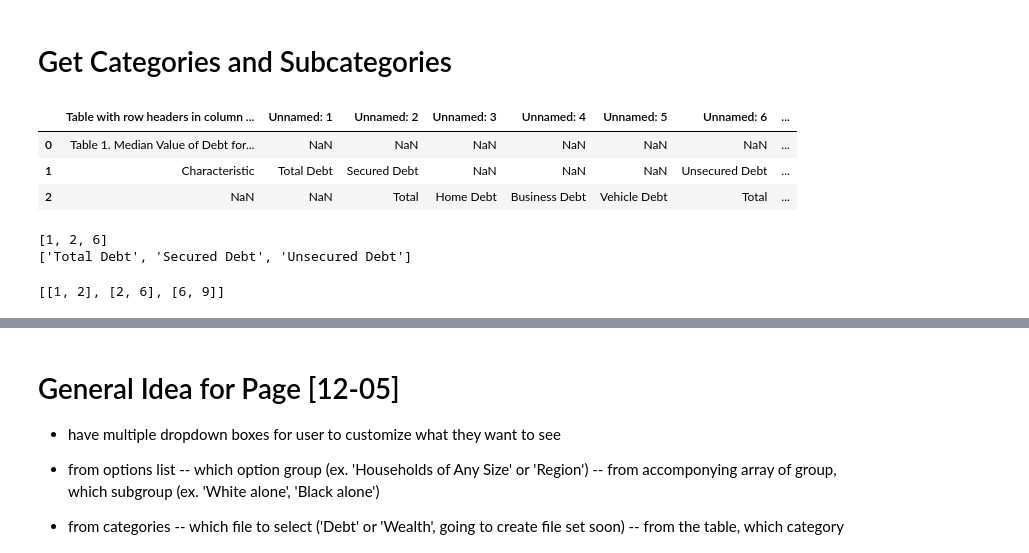
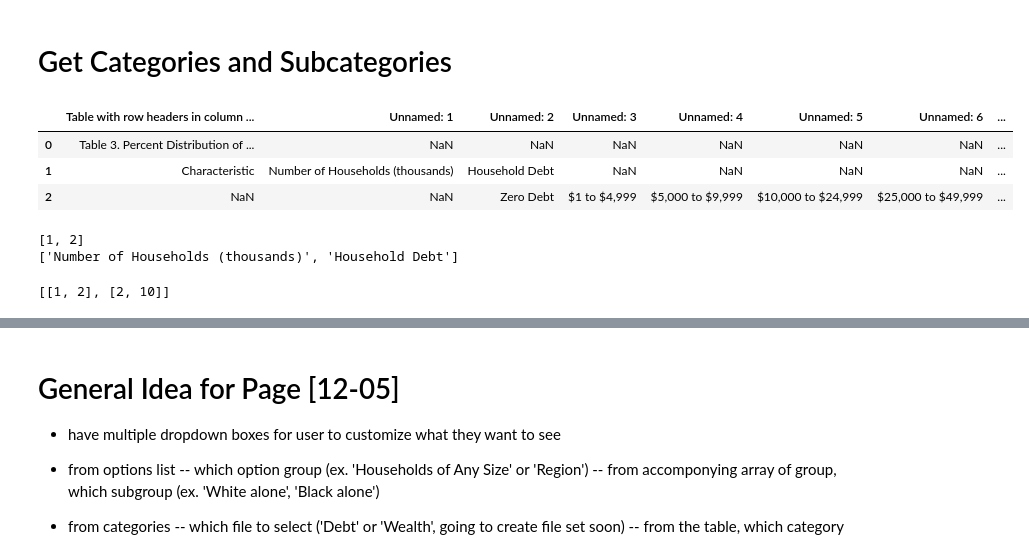
Before and after one commit to Desdaemon/moolah, a Jupyter notebook: ddci/census/project_tables.ipynb, the cells around one changed output, grey strips where cells are left out. Cells and saved outputs as stored; diff of their text form; code cells hidden in the pictures.

```diff
--- a/ddci/census/project_tables.ipynb
+++ b/ddci/census/project_tables.ipynb
@@ -47,13 +47,13 @@ optionGroups
 # Get Categories and Subcategories
 # %%
 #sheet = pd.read_excel('/Users/mtjen/desktop/debt_tables_cy2014.xlsx', header=[6,7,8,9])
-test = pd.read_excel('/Users/mtjen/desktop/debt_tables_cy2014.xlsx')
+test = pd.read_excel('/Users/mtjen/desktop/debt_tables_cy2014.xlsx', sheet_name = 2)
 test.head(3)
 # %% [output]
 |  | Table with row headers in column ... | Unnamed: 1 | Unnamed: 2 | Unnamed: 3 | Unnamed: 4 | Unnamed: 5 | Unnamed: 6 | ... |
-| 0 | Table 1. Median Value of Debt for... | NaN | NaN | NaN | NaN | NaN | NaN | ... |
-| 1 | Characteristic | Total Debt | Secured Debt | NaN | NaN | NaN | Unsecured Debt | ... |
-| 2 | NaN | NaN | Total | Home Debt | Business Debt | Vehicle Debt | Total | ... |
+| 0 | Table 3. Percent Distribution of ... | NaN | NaN | NaN | NaN | NaN | NaN | ... |
+| 1 | Characteristic | Number of Households (thousands) | Household Debt | NaN | NaN | NaN | NaN | ... |
+| 2 | NaN | NaN | Zero Debt | $1 to $4,999 | $5,000 to $9,999 | $10,000 to $24,999 | $25,000 to $49,999 | ... |
 # %%
 title = test.iloc[0, 0]
 # %%
@@ -77,8 +77,8 @@ categories = res[1]
 print(indices)
 print(categories)
 # %% [output]
-[1, 2, 6]
-['Total Debt', 'Secured Debt', 'Unsecured Debt']
+[1, 2]
+['Number of Households (thousands)', 'Household Debt']
 # %%
 def get_category_start_stop_indices(df, category_indices):
     startStop = []
@@ -98,7 +98,7 @@ def get_category_start_stop_indices(df, category_indices):
 indexRes = get_category_start_stop_indices(test, indices)
 indexRes
 # %% [output]
-[[1, 2], [2, 6], [6, 9]]
+[[1, 2], [2, 10]]
 # %%
 def get_subcategories(df, category_start_stop_indices):
     subCategories = []
```
Also changed, not shown: parts of 11 cells of this notebook.
